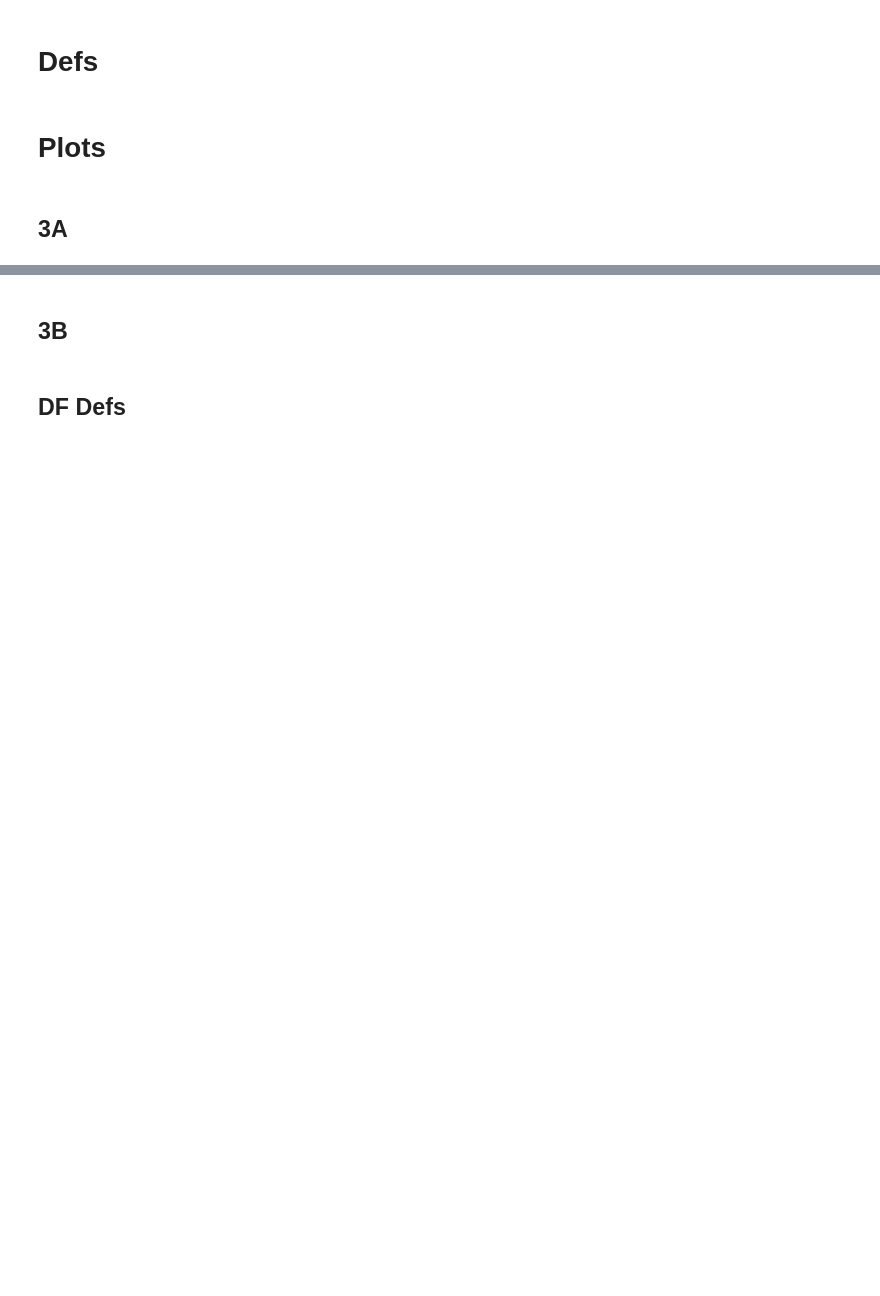
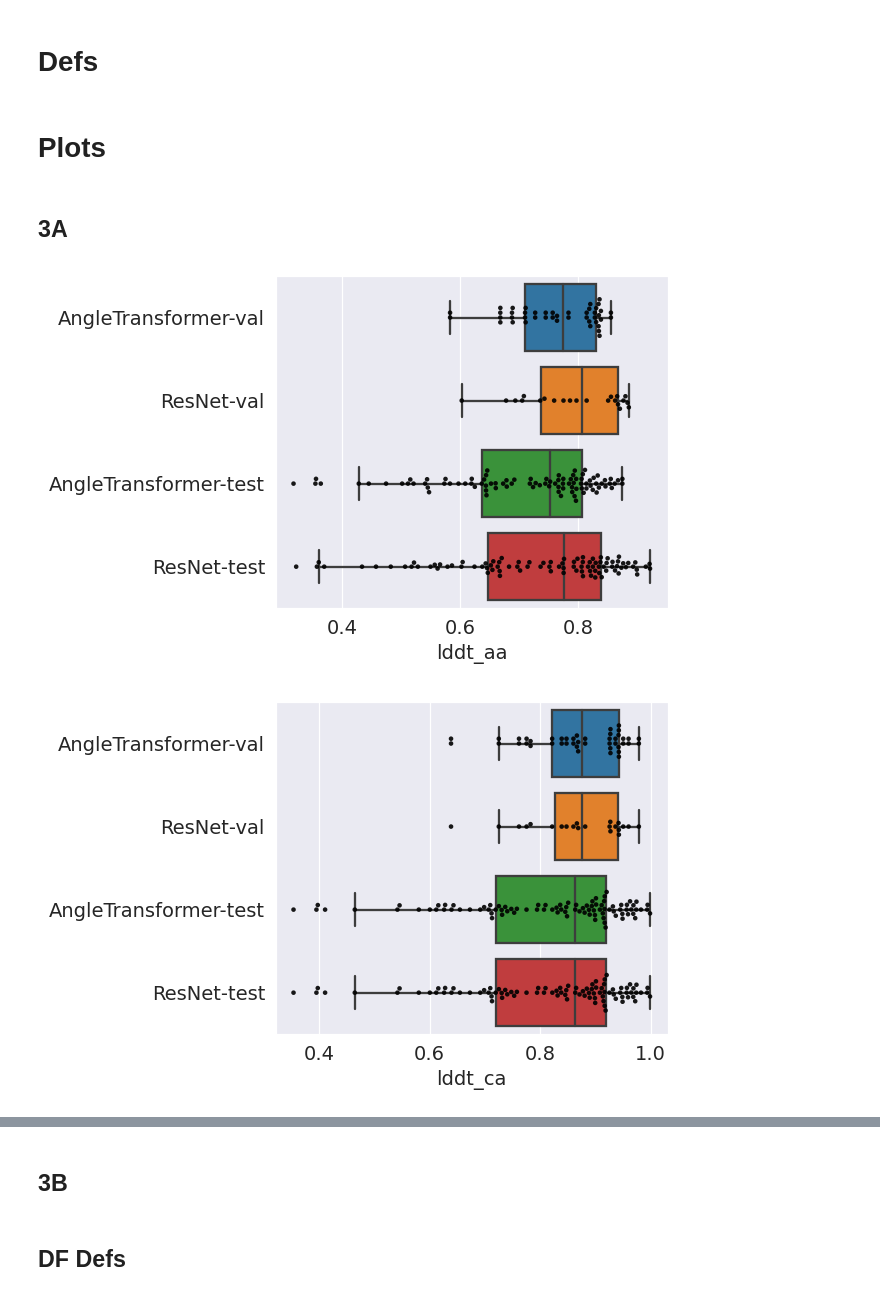
Before and after one commit to jonathanking/openfold, a Jupyter notebook: jk_research/evaluations/aim3a/230921_evaluation_Aims3AB.ipynb, the cells around one changed output, grey strips where cells are left out. Drawn from its saved outputs; the diff is of its cells as text; code cells hidden in the pictures; blank space fills up the shorter version.

```diff
--- a/jk_research/evaluations/aim3a/230921_evaluation_Aims3AB.ipynb
+++ b/jk_research/evaluations/aim3a/230921_evaluation_Aims3AB.ipynb
@@ -490,4 +501,14 @@ def make_ngroupedbarplot_vert(dfs, df_names, metric, dataset_split, hue=None, hu
 # %%
-# Turn off transparent background matplotlib
-plt.rcParams["figure.facecolor"] = 'white'
-make_nbarplot((vdf, vdf_baseline, tdf, tdf_baseline), ("AT-val", "RN-val",  "AT-test", "RN-test"), "lddt_aa", "test", save_prefix="young_sweep_159", size=4, alpha=0.9, dotsize=3, fliers=False);
+for metric in ["lddt_aa", "lddt_ca", "rmsd_aa", "angle_mae", "x1_mae", "x2_mae", "x3_mae", "x4_mae"]:
+    make_nbarplot((vdf, vdf_baseline, tdf, tdf_baseline),
+                ("AngleTransformer-val", "ResNet-val", "AngleTransformer-test", "ResNet-test"),
+                metric,
+                "test",
+                save_prefix=f"jk_research/evaluations/aim3a/figs/{metric}_young_sweep",
+                size=4,
+                alpha=0.9,
+                dotsize=3,
+                fliers=False)
+# %% [output]
+[figure, added]
+[figure, added]
```
Also changed, not shown: parts of 17 cells of this notebook, 2 other files.
